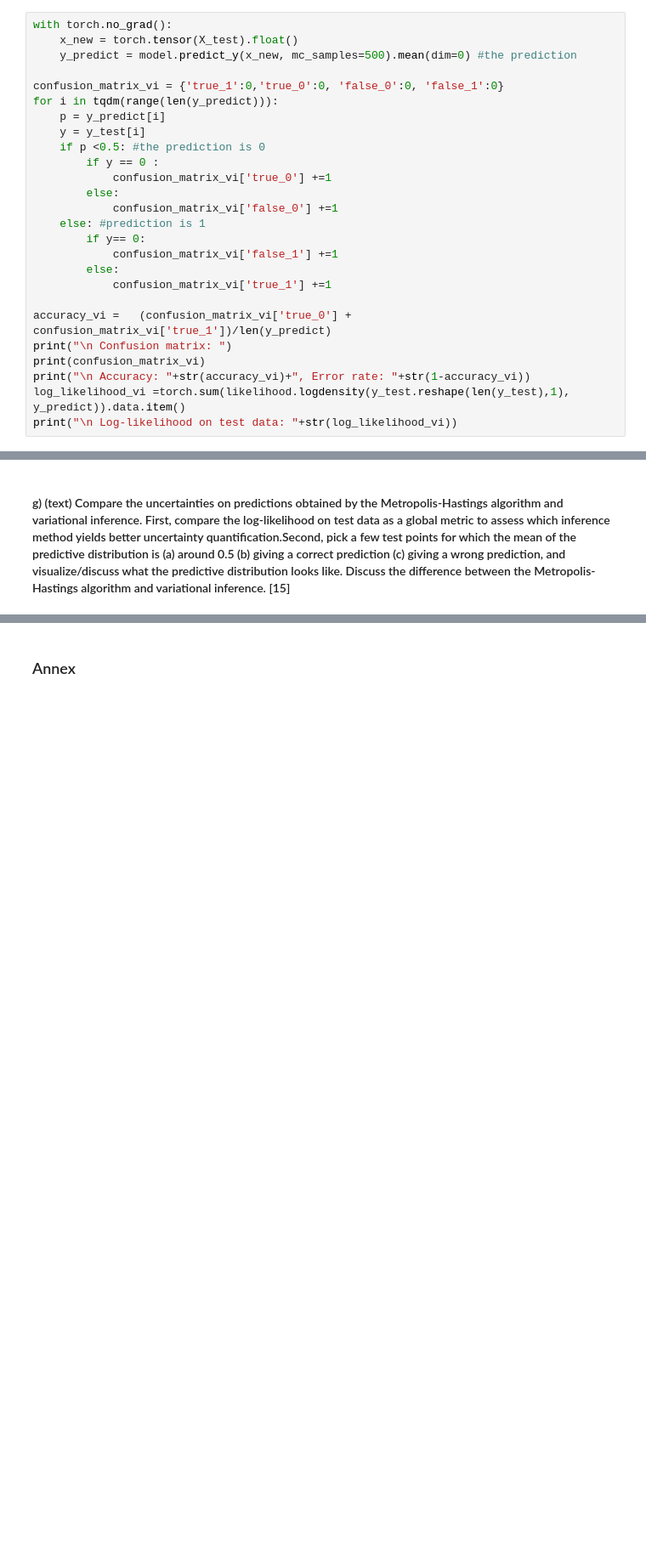
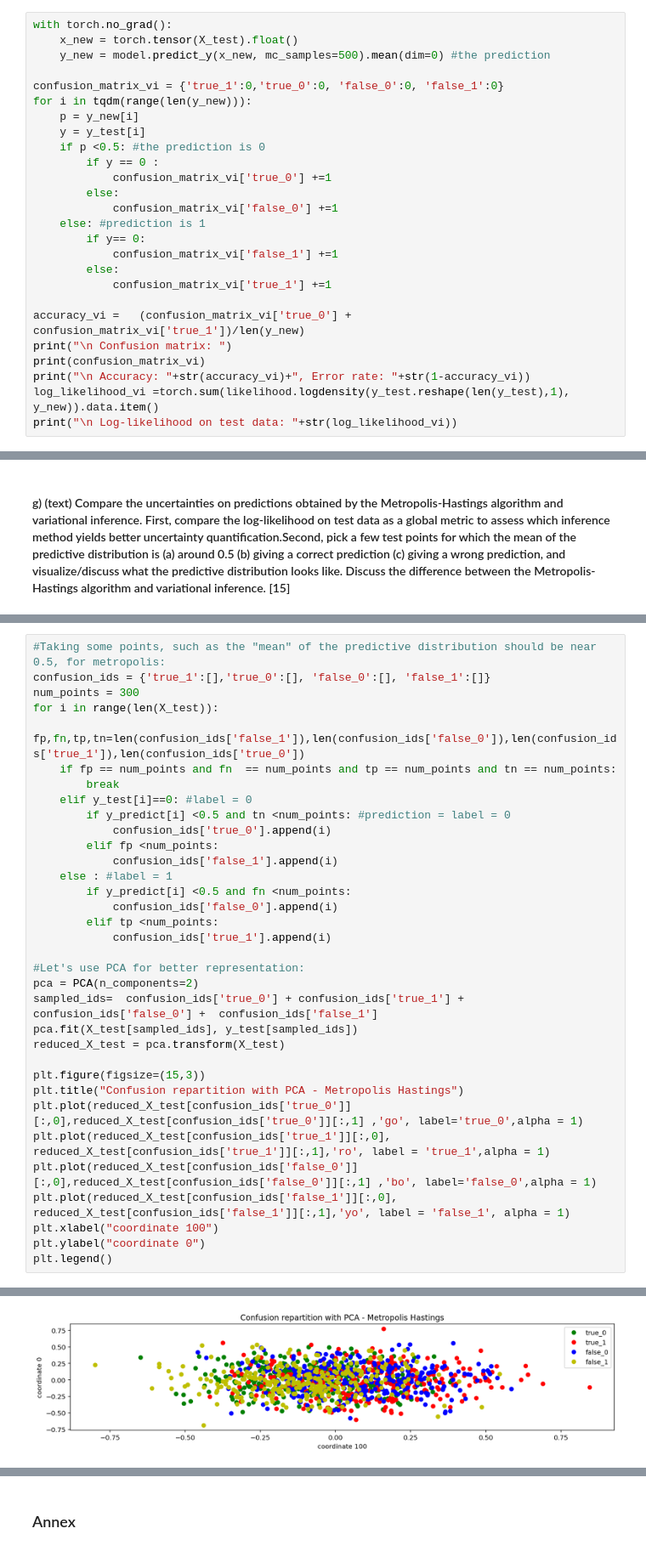
Before and after one commit to Gaerdil/Eurecom-labs, a Jupyter notebook: AE_Barthelemy.ipynb, the cells around one changed output, grey strips where cells are left out. Shown: that part at 85% size. Cells and saved outputs as stored; diff of their text form; blank space fills up the shorter version.

```diff
--- a/AE_Barthelemy.ipynb
+++ b/AE_Barthelemy.ipynb
@@ -727,11 +728,11 @@ To get the predictions, we just have to take the mean. And for the error rate, w
 # %%
 with torch.no_grad():
     x_new = torch.tensor(X_test).float()
-    y_predict = model.predict_y(x_new, mc_samples=500).mean(dim=0) #the prediction
+    y_new = model.predict_y(x_new, mc_samples=500).mean(dim=0) #the prediction
 
 confusion_matrix_vi = {'true_1':0,'true_0':0, 'false_0':0, 'false_1':0}
-for i in tqdm(range(len(y_predict))):
-    p = y_predict[i]
+for i in tqdm(range(len(y_new))):
+    p = y_new[i]
     y = y_test[i]
     if p <0.5: #the prediction is 0
         if y == 0 :
@@ -744,11 +745,11 @@ for i in tqdm(range(len(y_predict))):
         else:
             confusion_matrix_vi['true_1'] +=1
 
-accuracy_vi =   (confusion_matrix_vi['true_0'] + confusion_matrix_vi['true_1'])/len(y_predict)
+accuracy_vi =   (confusion_matrix_vi['true_0'] + confusion_matrix_vi['true_1'])/len(y_new)
 print("\n Confusion matrix: ")
 print(confusion_matrix_vi)
 print("\n Accuracy: "+str(accuracy_vi)+", Error rate: "+str(1-accuracy_vi))
-log_likelihood_vi =torch.sum(likelihood.logdensity(y_test.reshape(len(y_test),1), y_predict)).data.item()
+log_likelihood_vi =torch.sum(likelihood.logdensity(y_test.reshape(len(y_test),1), y_new)).data.item()
 print("\n Log-likelihood on test data: "+str(log_likelihood_vi))
 # %% [output]
  Confusion matrix:
@@ -805,0 +809,35 @@ Metropolis-Hastings-28187.233350775357, Variationnal Inference: -45790.109375
+# %%
+#Taking some points, such as the "mean" of the predictive distribution should be near 0.5, for metropolis:
+confusion_ids = {'true_1':[],'true_0':[], 'false_0':[], 'false_1':[]}
+num_points = 300
+for i in range(len(X_test)):
+    fp,fn,tp,tn=len(confusion_ids['false_1']),len(confusion_ids['false_0']),len(confusion_ids['true_1']),len(confusion_ids['true_0'])
+    if fp == num_points and fn  == num_points and tp == num_points and tn == num_points:
+        break
+    elif y_test[i]==0: #label = 0
+        if y_predict[i] <0.5 and tn <num_points: #prediction = label = 0
+            confusion_ids['true_0'].append(i)
+        elif fp <num_points:
+            confusion_ids['false_1'].append(i)
+    else : #label = 1
+        if y_predict[i] <0.5 and fn <num_points:
+            confusion_ids['false_0'].append(i)
+        elif tp <num_points:
+            confusion_ids['true_1'].append(i)
+
+#Let's use PCA for better representation:
+pca = PCA(n_components=2)
+sampled_ids=  confusion_ids['true_0'] + confusion_ids['true_1'] + confusion_ids['false_0'] +  confusion_ids['false_1']
+pca.fit(X_test[sampled_ids], y_test[sampled_ids])
+reduced_X_test = pca.transform(X_test)
+
+plt.figure(figsize=(15,3))
+plt.title("Confusion repartition with PCA - Metropolis Hastings")
+plt.plot(reduced_X_test[confusion_ids['true_0']][:,0],reduced_X_test[confusion_ids['true_0']][:,1] ,'go', label='true_0',alpha = 1)
+plt.plot(reduced_X_test[confusion_ids['true_1']][:,0], reduced_X_test[confusion_ids['true_1']][:,1],'ro', label = 'true_1',alpha = 1)
+plt.plot(reduced_X_test[confusion_ids['false_0']][:,0],reduced_X_test[confusion_ids['false_0']][:,1] ,'bo', label='false_0',alpha = 1)
+plt.plot(reduced_X_test[confusion_ids['false_1']][:,0], reduced_X_test[confusion_ids['false_1']][:,1],'yo', label = 'false_1', alpha = 1)
+plt.xlabel("coordinate 100")
+plt.ylabel("coordinate 0")
+plt.legend()
+# %% [output]
@@ -805,0 +845 @@ Metropolis-Hastings-28187.233350775357, Variationnal Inference: -45790.109375
+[figure, added]
```
Also changed, not shown: parts of 12 cells of this notebook.
